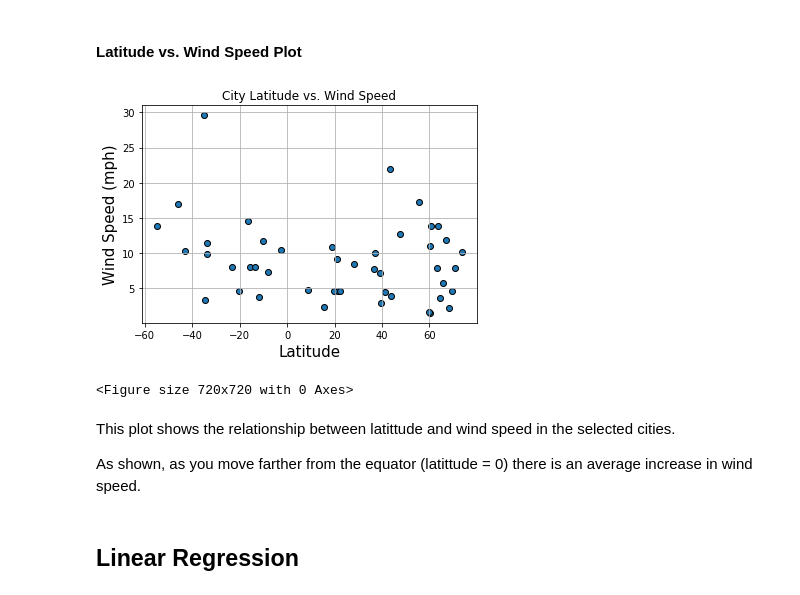
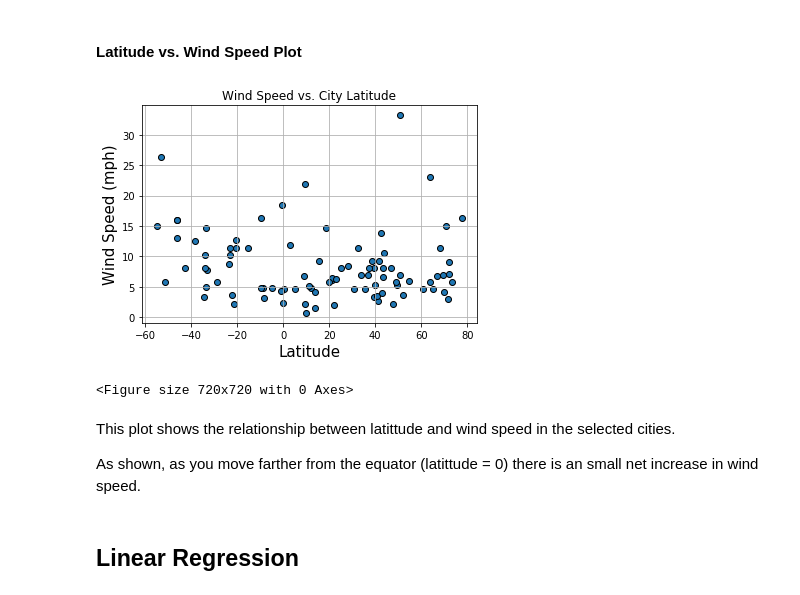
Before and after one commit to ASooklall/python-api-challenge, a Jupyter notebook: WeatherPy.ipynb, the cells around one changed output. Saved outputs shown, nothing was run; the diff lists cells and outputs as text; code cells hidden in the pictures.

```diff
--- a/WeatherPy.ipynb
+++ b/WeatherPy.ipynb
@@ -147,7 +147,7 @@ for city in cities:
     else:
         print('City not found. Skipping...')
     # this if statement will limit the amount of cities checked, use to avoid running all 500+ cities
-    if record >= 50:
+    if record >= 100:
         break
     # sleep timer to prevent bandwidth maxing for API
     time.sleep(1)
@@ -273,17 +273,17 @@ Latitude does not seem to greatly affect cloudiness.
 # %%
 lat_ws_plot = plt.scatter(weather_df['Lat'],weather_df['Wind Speed'],marker='o',edgecolors='black')
 plt.grid()
-plt.title('City Latitude vs. Wind Speed')
+plt.title('Wind Speed vs. City Latitude')
 plt.xlabel('Latitude',size=15)
 plt.ylabel('Wind Speed (mph)',size=15)
 plt.figure(figsize=(10, 10))
 plt.show()
 # %% [output]
-[figure, old version]
+[figure, new version]
 <Figure size 720x720 with 0 Axes>
 # %% [markdown]
 This plot shows the relationship between latittude and wind speed in the selected cities.
 
-As shown, as you move farther from the equator (latittude = 0) there is an average increase in wind speed.
+As shown, as you move farther from the equator (latittude = 0) there is an small net increase in wind speed.
 # %% [markdown]
 ## Linear Regression
```
Also changed, not shown: parts of 20 cells of this notebook, 1 other file.
